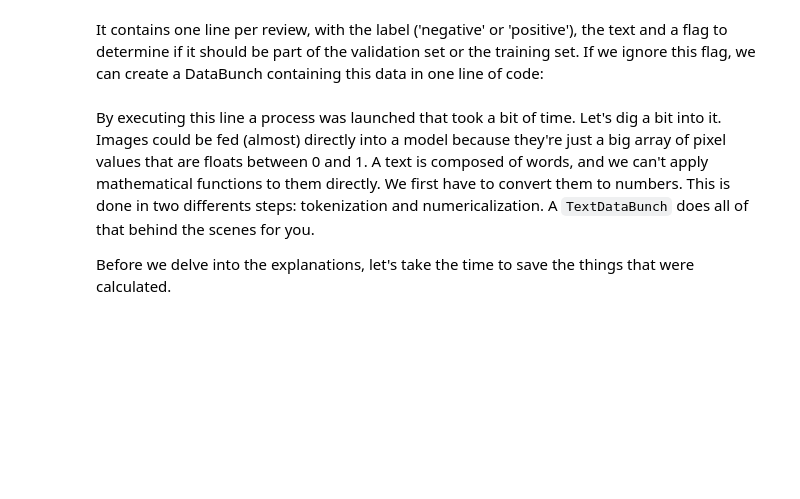
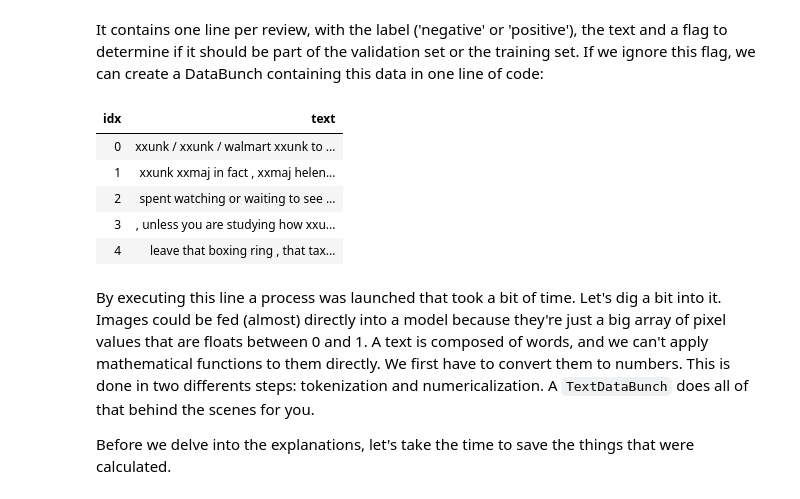
Before and after one commit to cyuancheng/fastai_v3, a Jupyter notebook: lesson3_imdb.ipynb, the cells around one changed output. Cells and saved outputs as stored; diff of their text form; code cells hidden in the pictures; blank space fills up the shorter version.

```diff
--- a/lesson3_imdb.ipynb
+++ b/lesson3_imdb.ipynb
@@ -52,4 +50,13 @@ It contains one line per review, with the label ('negative' or 'positive'), the
 data_lm = TextLMDataBunch.from_csv(path, 'texts.csv')
+# %%
+data_lm.show_batch()
+# %% [output]
+| idx | text |
+| 0 | xxunk / xxunk / walmart xxunk to ... |
+| 1 | xxunk xxmaj in fact , xxmaj helen... |
+| 2 | spent watching or waiting to see ... |
+| 3 | , unless you are studying how xxu... |
+| 4 | leave that boxing ring , that tax... |
 # %% [markdown]
 By executing this line a process was launched that took a bit of time. Let's dig a bit into it. Images could be fed (almost) directly into a model because they're just a big array of pixel values that are floats between 0 and 1. A text is composed of words, and we can't apply mathematical functions to them directly. We first have to convert them to numbers. This is done in two differents steps: tokenization and numericalization. A `TextDataBunch` does all of that behind the scenes for you.
 
```
Also changed, not shown: parts of 15 cells of this notebook.
